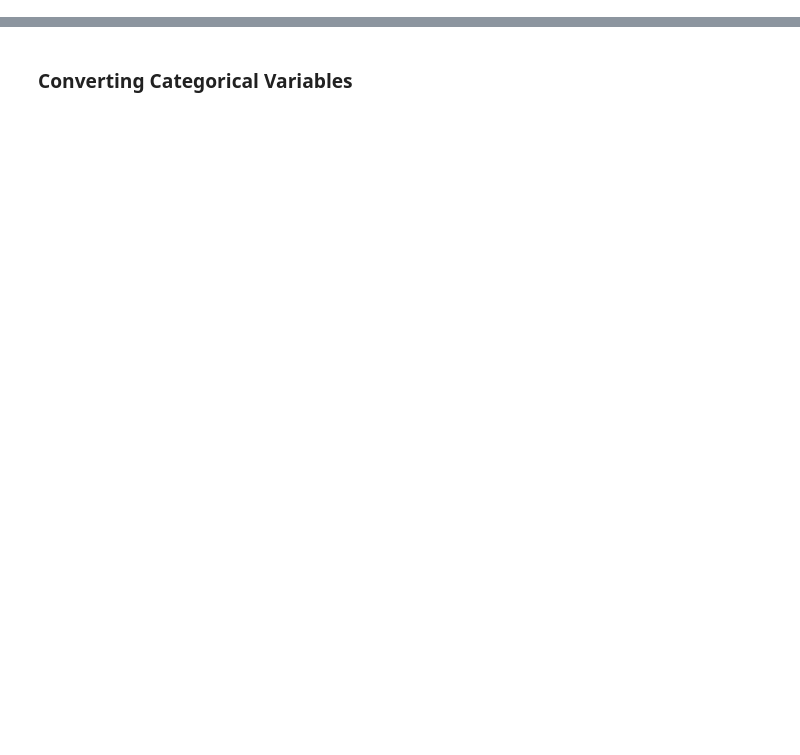
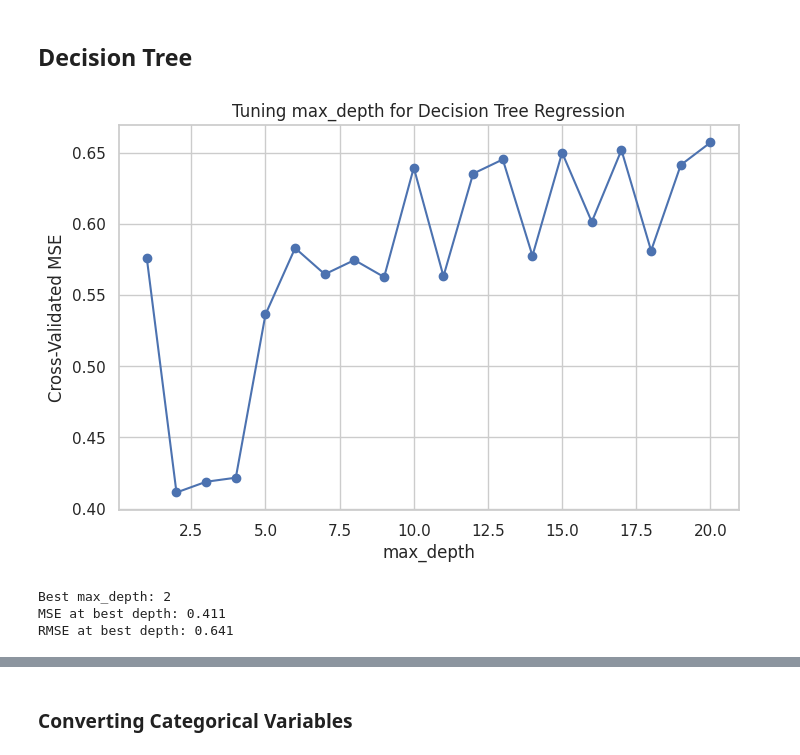
Before and after one commit to Zeynep243/DSA-210-Project, a Jupyter notebook: Machine_Learning.ipynb, the cells around one changed output, grey strips where cells are left out. Saved outputs shown, nothing was run; the diff lists cells and outputs as text; code cells hidden in the pictures; blank space fills up the shorter version.

```diff
--- a/Machine_Learning.ipynb
+++ b/Machine_Learning.ipynb
@@ -18,0 +310,35 @@ sns.set(style="whitegrid")
+# %% [markdown]
+## Decision Tree
+# %%
+depths = list(range(1, 21))
+cv_scores = []
+
+# updated from recit 12
+for d in depths:
+    tree = DecisionTreeRegressor(max_depth=d, random_state=1)
+    scores = cross_val_score(tree, X, y, cv=5, scoring='neg_mean_squared_error')
+    cv_scores.append(-scores.mean())
+
+# Plot
+plt.figure(figsize=(8, 5))
+plt.plot(depths, cv_scores, marker='o')
+plt.xlabel("max_depth")
+plt.ylabel("Cross-Validated MSE")
+plt.title("Tuning max_depth for Decision Tree Regression")
+plt.grid(True)
+plt.show()
+
+best_index = np.argmin(cv_scores)
+
+best_depth = depths[best_index]
+best_mse   = cv_scores[best_index]
+best_rmse  = np.sqrt(best_mse)
+
+print(f"Best max_depth: {best_depth}")
+print(f"MSE at best depth: {best_mse:.3f}")
+print(f"RMSE at best depth: {best_rmse:.3f}")
+# %% [output]
+[figure, added]
+Best max_depth: 2
+MSE at best depth: 0.411
+RMSE at best depth: 0.641
```
Also changed, not shown: parts of 40 cells of this notebook.
